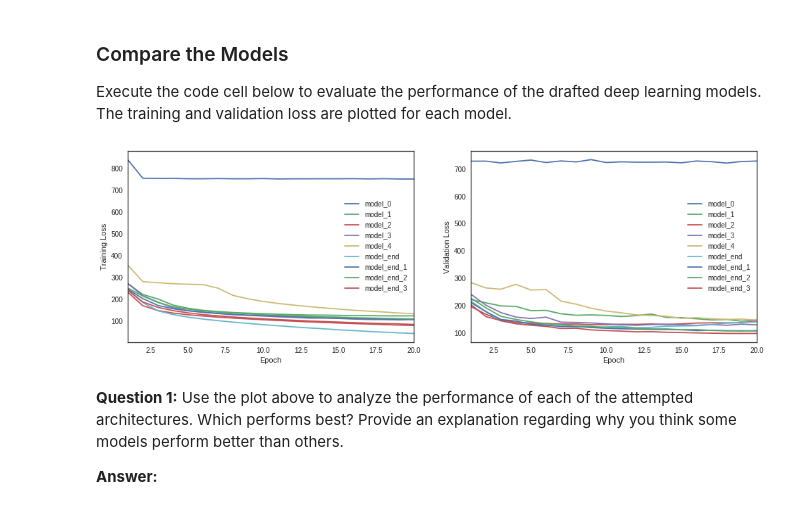
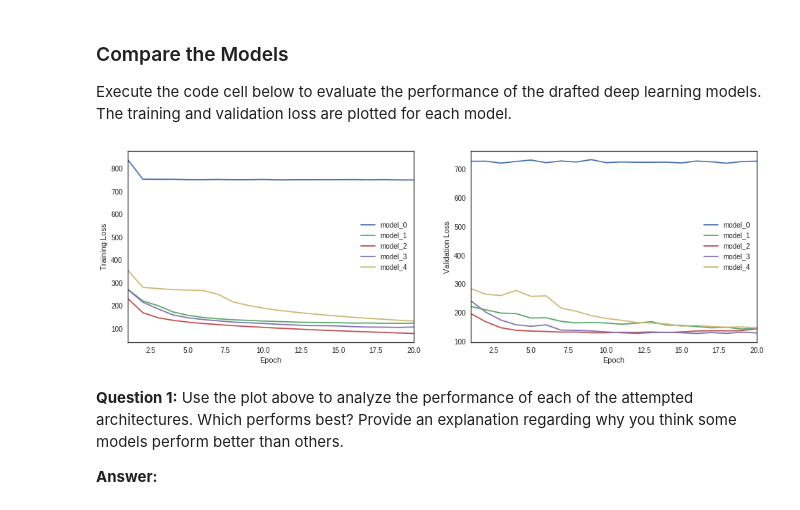
Before and after one commit to YehCF/AIND-VUI, a Jupyter notebook: vui_notebook.ipynb, the cells around one changed output. Cells and saved outputs as stored; diff of their text form; code cells hidden in the pictures.

```diff
--- a/vui_notebook.ipynb
+++ b/vui_notebook.ipynb
@@ -506,41 +506,41 @@ import matplotlib.pyplot as plt
 sns.set_style(style='white')
 
 # obtain the paths for the saved model history
-all_pickles = sorted(glob("results/*.pickle"))
+all_pickles = sorted(glob("results/*.pickle"))[:5]
 # extract the name of each model
 model_names = [item[8:-7] for item in all_pickles]
 # extract the loss history for each model
 valid_loss = [pickle.load( open( i, "rb" ) )['val_loss'] for i in all_pickles]
 train_loss = [pickle.load( open( i, "rb" ) )['loss'] for i in all_pickles]
 # save the number of epochs used to train each model
 num_epochs = [len(valid_loss[i]) for i in range(len(valid_loss))]
 
 fig = plt.figure(figsize=(16,5))
 
 # plot the training loss vs. epoch for each model
 ax1 = fig.add_subplot(121)
 for i in range(len(all_pickles)):
     ax1.plot(np.linspace(1, num_epochs[i], num_epochs[i]),
             train_loss[i], label=model_names[i])
 # clean up the plot
 ax1.legend()
 ax1.set_xlim([1, max(num_epochs)])
 plt.xlabel('Epoch')
 plt.ylabel('Training Loss')
 
 # plot the validation loss vs. epoch for each model
 ax2 = fig.add_subplot(122)
 for i in range(len(all_pickles)):
     ax2.plot(np.linspace(1, num_epochs[i], num_epochs[i]),
             valid_loss[i], label=model_names[i])
 # clean up the plot
 ax2.legend()
 ax2.set_xlim([1, max(num_epochs)])
 plt.xlabel('Epoch')
 plt.ylabel('Validation Loss')
 plt.show()
 # %% [output]
-[figure, old version]
+[figure, new version]
 # %% [markdown]
 __Question 1:__ Use the plot above to analyze the performance of each of the attempted architectures.  Which performs best?  Provide an explanation regarding why you think some models perform better than others.
 
```
Also changed, not shown: parts of 3 cells of this notebook.
